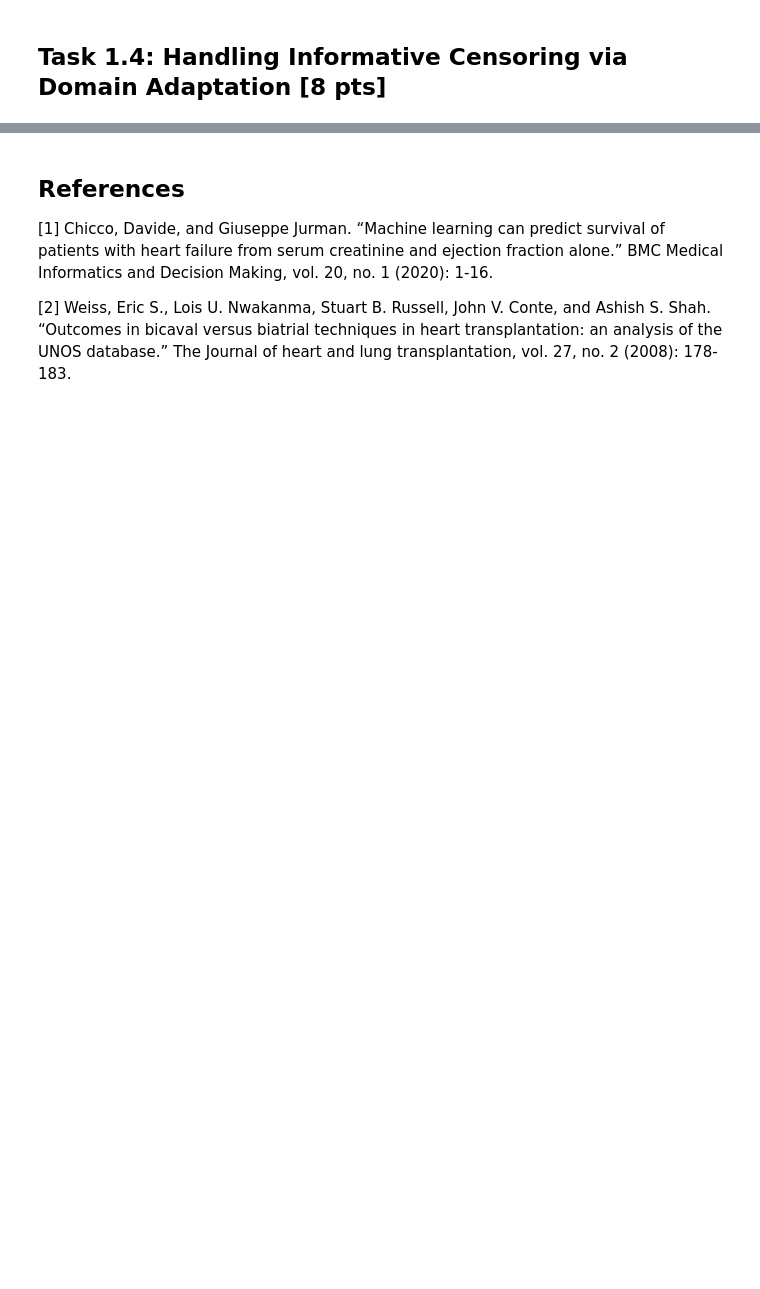
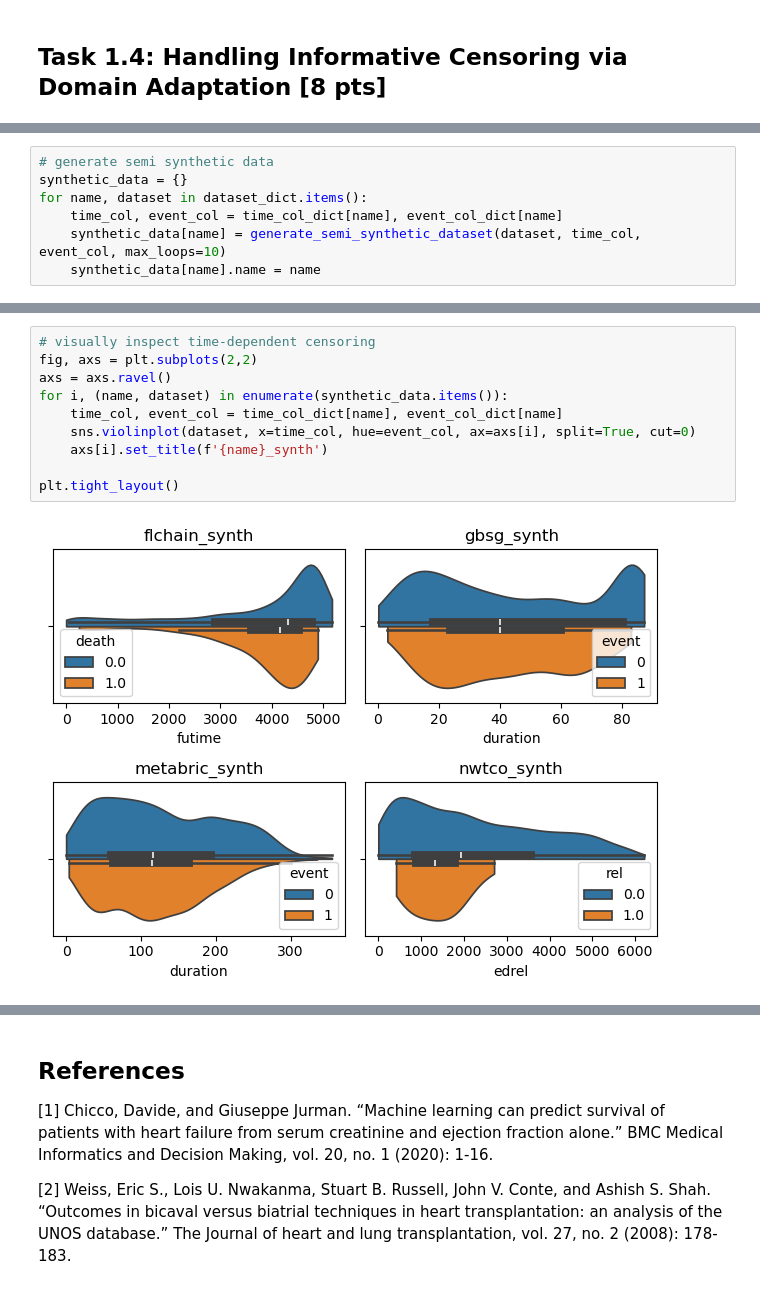
Before and after one commit to furtherAdu/cph-200b, a Jupyter notebook: notebooks/CPH_200B_Project_1_Survival_Analysis_and_Prediction.ipynb, the cells around one changed output, grey strips where cells are left out. Drawn from its saved outputs; the diff is of its cells as text; blank space fills up the shorter version.

```diff
--- a/notebooks/CPH_200B_Project_1_Survival_Analysis_and_Prediction.ipynb
+++ b/notebooks/CPH_200B_Project_1_Survival_Analysis_and_Prediction.ipynb
@@ -441,0 +552,7 @@ plt.show()
+# %%
+# generate semi synthetic data
+synthetic_data = {}
+for name, dataset in dataset_dict.items():
+    time_col, event_col = time_col_dict[name], event_col_dict[name]
+    synthetic_data[name] = generate_semi_synthetic_dataset(dataset, time_col, event_col, max_loops=10)
+    synthetic_data[name].name = name
@@ -441,0 +575,12 @@ plt.show()
+# %%
+# visually inspect time-dependent censoring
+fig, axs = plt.subplots(2,2)
+axs = axs.ravel()
+for i, (name, dataset) in enumerate(synthetic_data.items()):
+    time_col, event_col = time_col_dict[name], event_col_dict[name]
+    sns.violinplot(dataset, x=time_col, hue=event_col, ax=axs[i], split=True, cut=0)
+    axs[i].set_title(f'{name}_synth')
+
+plt.tight_layout()
+# %% [output]
+[figure, added]
```
Also changed, not shown: parts of 29 cells of this notebook, 8 other files.
